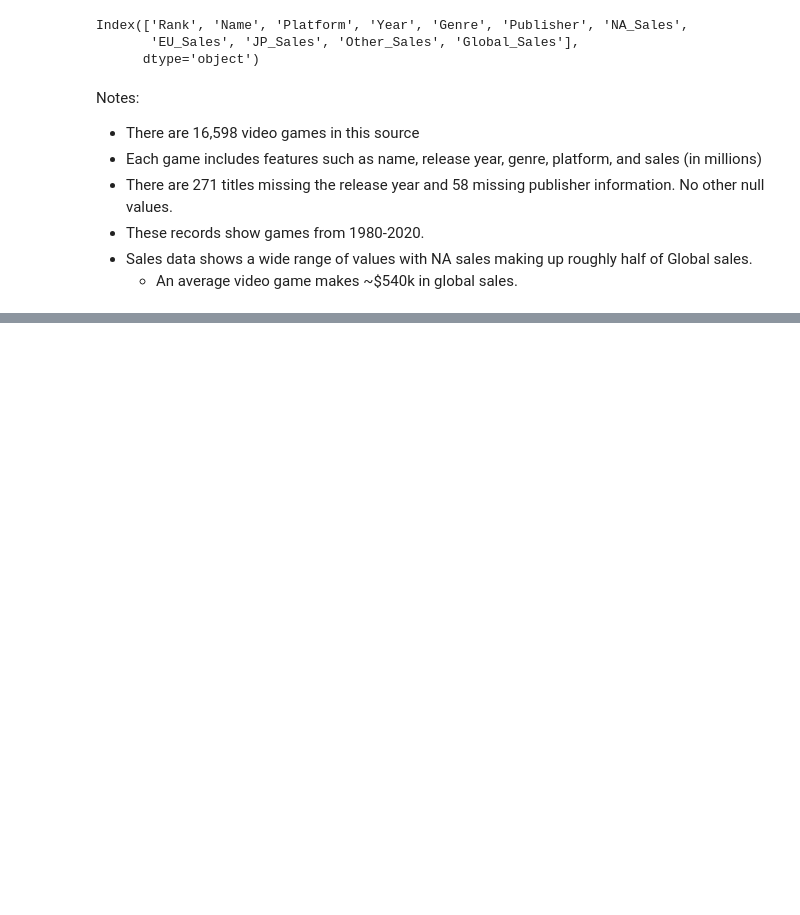
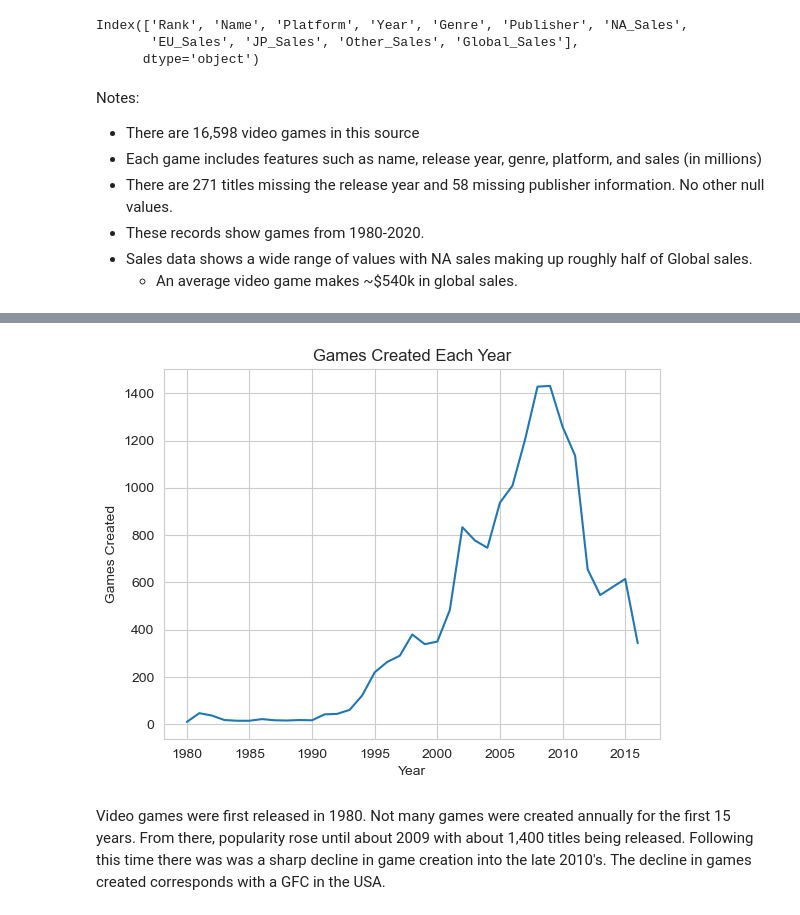
Before and after one commit to elijahlopez94/gaming_eda_and_machine_learning, a Jupyter notebook: video_games_eda.ipynb, the cells around one changed output, grey strips where cells are left out. Cells and saved outputs as stored; diff of their text form; code cells hidden in the pictures; blank space fills up the shorter version.

Commit message:
Created visualizations of game production over time and popular genres

```diff
--- a/video_games_eda.ipynb
+++ b/video_games_eda.ipynb
@@ -79,0 +117,10 @@ Notes:
+# %%
+# Since at least some of the games have a year as the last 4 characters
+# I'll assign those and drop the rest
+def extract_year(name):
+    try:
+        return int(name[-4:]) -1
+    except ValueError:
+        return None
+
+df.loc[df['Year'].isnull(), 'Year'] = df.loc[df['Year'].isnull(), 'Name'].apply(extract_year)
@@ -79,0 +164,4 @@ Notes:
+# %%
+df.dropna(inplace=True)
+df['Year'] = df['Year'].astype(int)
+df.isna().sum().sum()
@@ -79,0 +213,18 @@ Notes:
+# %%
+# It looks like our fuction above introduced an anomaly.
+# Let's drop that as well as 2017 and 2020.
+
+df.drop(df.loc[df['Year'].isin([499, 2017, 2020])].index, inplace=True)
+# %%
+x = df.groupby('Year')['Name'].count().index
+y = df.groupby('Year')['Name'].count().values
+
+plt.plot(x, y)
+plt.title('Games Created Each Year')
+plt.xlabel('Year')
+plt.ylabel('Games Created')
+plt.show();
+# %% [output]
+[figure, added]
+# %% [markdown]
+Video games were first released in 1980. Not many games were created annually for the first 15 years. From there, popularity rose until about 2009 with about 1,400 titles being released. Following this time there was was a sharp decline in game creation into the late 2010's. The decline in games created corresponds with a GFC in the USA.
```
Also changed, not shown: parts of 15 cells of this notebook.
